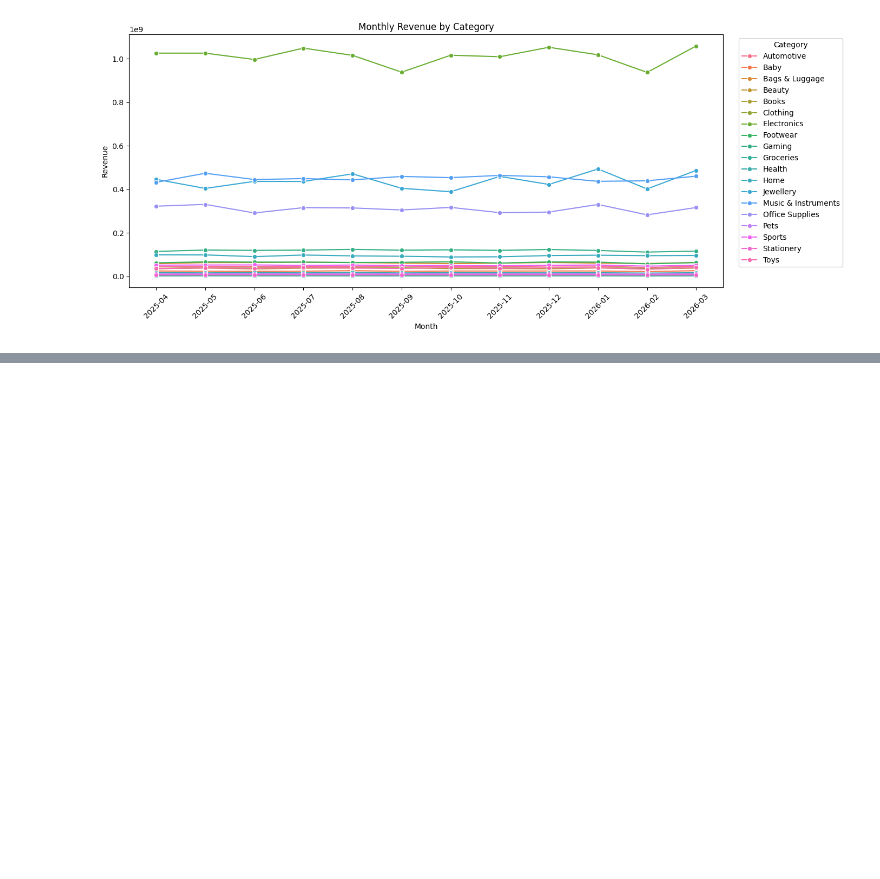
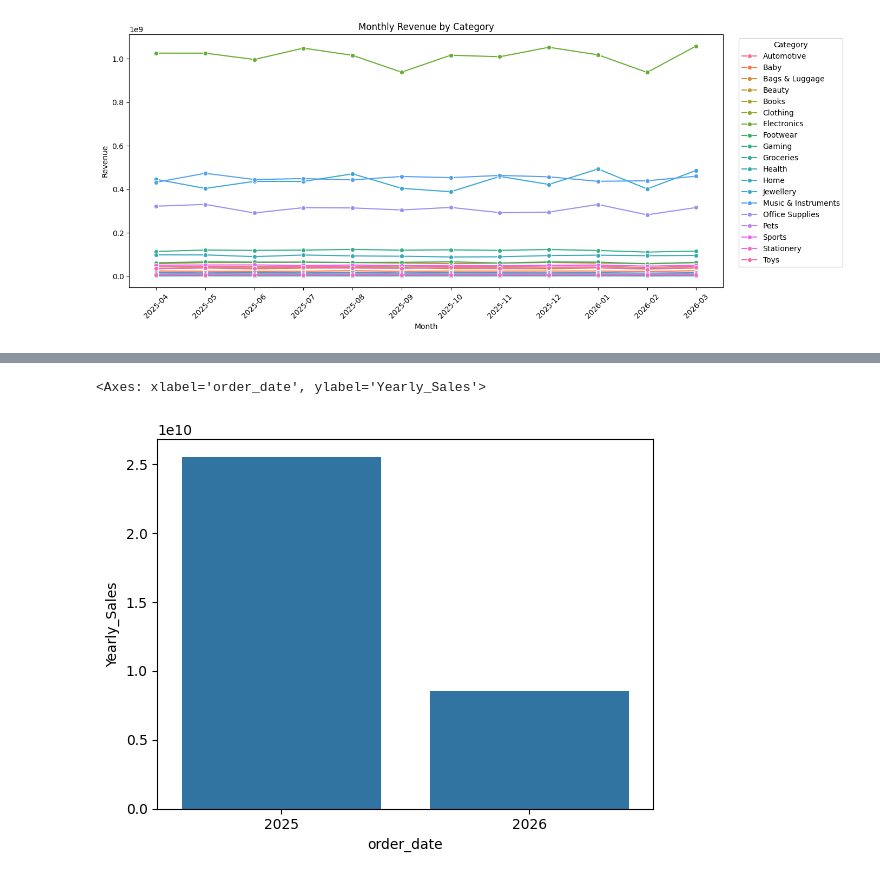
Before and after one commit to BhupathiTharun/Supply-chain-data-warehouse, a Jupyter notebook: notebooks/03_EDA.ipynb, the cells around one changed output, grey strips where cells are left out. Drawn from its saved outputs; the diff is of its cells as text; code cells hidden in the pictures; blank space fills up the shorter version.

```diff
--- a/notebooks/03_EDA.ipynb
+++ b/notebooks/03_EDA.ipynb
@@ -1133,0 +1183,16 @@ plt.show()
+# %%
+yearly_sales = (
+    df2.groupby(df2['order_date'].dt.year)['net_amount']
+       .sum()
+       .reset_index(name='Yearly_Sales')
+)
+# %%
+
+sns.barplot(
+    data=yearly_sales,
+    x='order_date',
+    y='Yearly_Sales'
+)
+# %% [output]
+<Axes: xlabel='order_date', ylabel='Yearly_Sales'>
+[figure, added]
```
Also changed, not shown: parts of 26 cells of this notebook.
